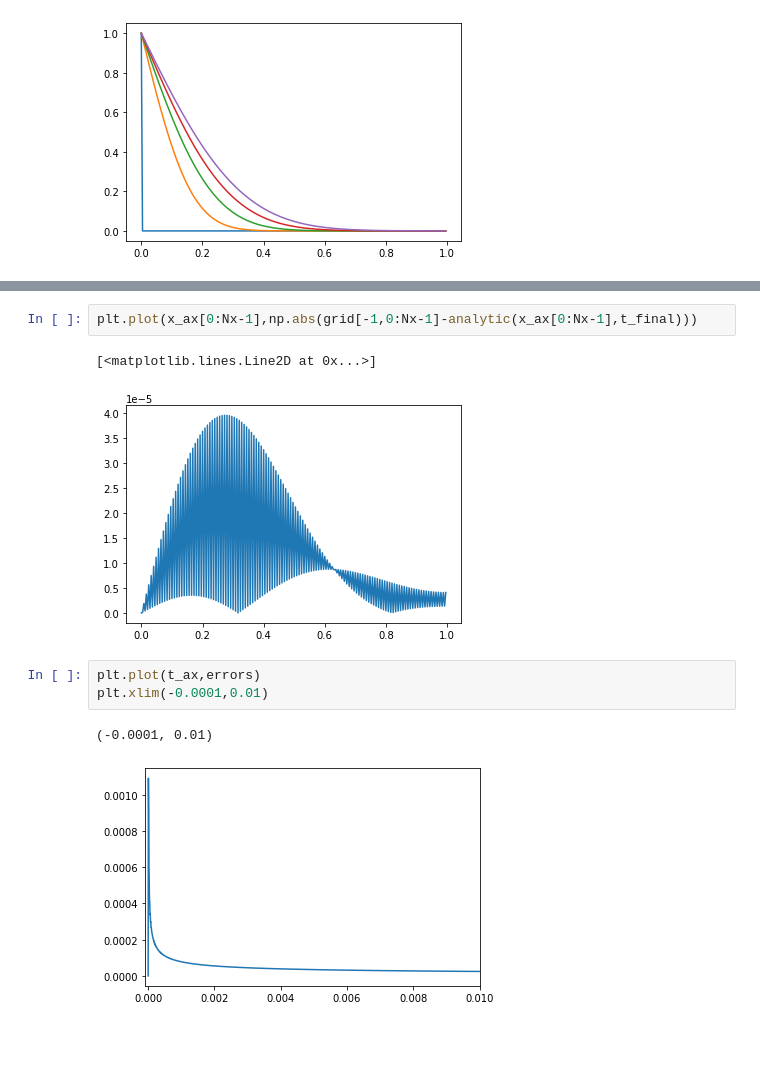
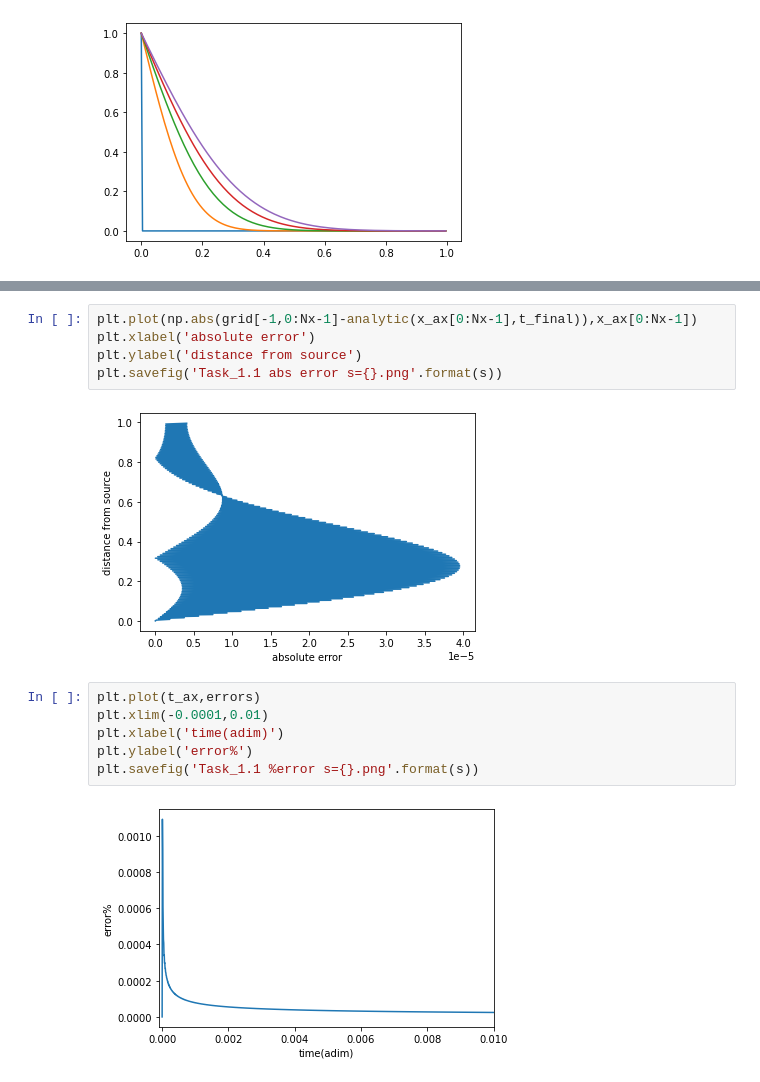
Before and after one commit to Sllopsta/exercise_3, a Jupyter notebook: Task_1/Task_1.1.ipynb, the cells around one changed output, grey strips where cells are left out. Cells and saved outputs as stored; diff of their text form; blank space fills up the shorter version.

```diff
--- a/Task_1/Task_1.1.ipynb
+++ b/Task_1/Task_1.1.ipynb
@@ -50,12 +50,16 @@ Text(0.5, 1.0, 'Δx=0.004; Δt=8e-06; s=0.5')
 [figure]
 # %%
-plt.plot(x_ax[0:Nx-1],np.abs(grid[-1,0:Nx-1]-analytic(x_ax[0:Nx-1],t_final)))
+plt.plot(np.abs(grid[-1,0:Nx-1]-analytic(x_ax[0:Nx-1],t_final)),x_ax[0:Nx-1])
+plt.xlabel('absolute error')
+plt.ylabel('distance from source')
+plt.savefig('Task_1.1 abs error s={}.png'.format(s))
 # %% [output]
-[<matplotlib.lines.Line2D at 0x...>]
-[figure, old version]
+[figure, new version]
 # %%
 plt.plot(t_ax,errors)
 plt.xlim(-0.0001,0.01)
+plt.xlabel('time(adim)')
+plt.ylabel('error%')
+plt.savefig('Task_1.1 %error s={}.png'.format(s))
 # %% [output]
-(-0.0001, 0.01)
-[figure, old version]
+[figure, new version]
```
Also changed, not shown: parts of 1 cell of this notebook, 24 other files.
